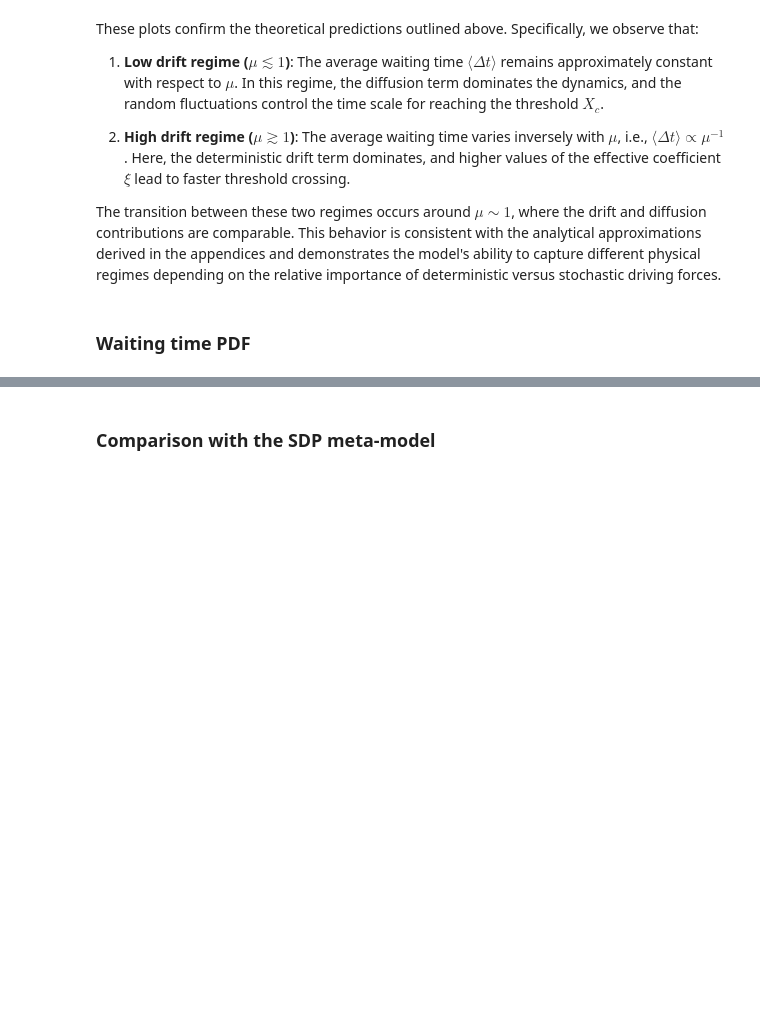
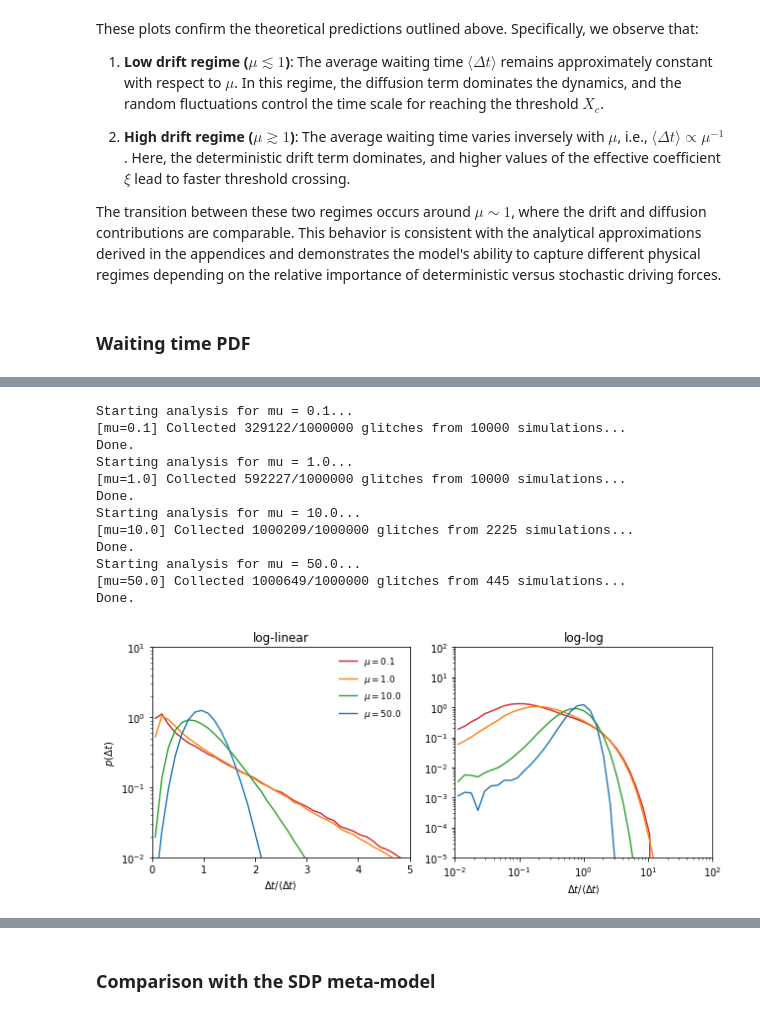
Before and after one commit to Spina02/pulsar-glitches, a Jupyter notebook: src/main.ipynb, the cells around one changed output, grey strips where cells are left out. Saved outputs shown, nothing was run; the diff lists cells and outputs as text; code cells hidden in the pictures; blank space fills up the shorter version.

```diff
--- a/src/main.ipynb
+++ b/src/main.ipynb
@@ -218,13 +247,29 @@ plot_waiting_time_distributions(mu_vals = [0.1, 1.0, 10.0, 50.0],
 # %%
+from plot import plot_waiting_time_distributions
 plot_waiting_time_distributions(mu_vals=[0.1, 1.0, 10.0, 50.0],
                                 sigma=0.15,
-                                N_glitches=500_000,
+                                N_glitches=1_000_000,
                                 system_params={
                                     'dist_type': 'gaussian',
                                     'dist_params': {'mean': 0.5, 'std': 0.125}
                                 },
                                 sim_params={
-                                    'x0': 0.5, 'Tsim': 500,
-                                    'Nsteps': 500_000, 'Nsim': 500
-                                })
+                                    'x0': 0.5, 'Tsim': 1000,
+                                    'Nsteps': 500_000
+                                },
+                                seed=seed)
+# %% [output]
+Starting analysis for mu = 0.1...
+[mu=0.1] Collected 329122/1000000 glitches from 10000 simulations...
+Done.
+Starting analysis for mu = 1.0...
+[mu=1.0] Collected 592227/1000000 glitches from 10000 simulations...
+Done.
+Starting analysis for mu = 10.0...
+[mu=10.0] Collected 1000209/1000000 glitches from 2225 simulations...
+Done.
+Starting analysis for mu = 50.0...
+[mu=50.0] Collected 1000649/1000000 glitches from 445 simulations...
+Done.
+[figure, added]
 # %%
```
Also changed, not shown: parts of 10 cells of this notebook, 5 other files.
